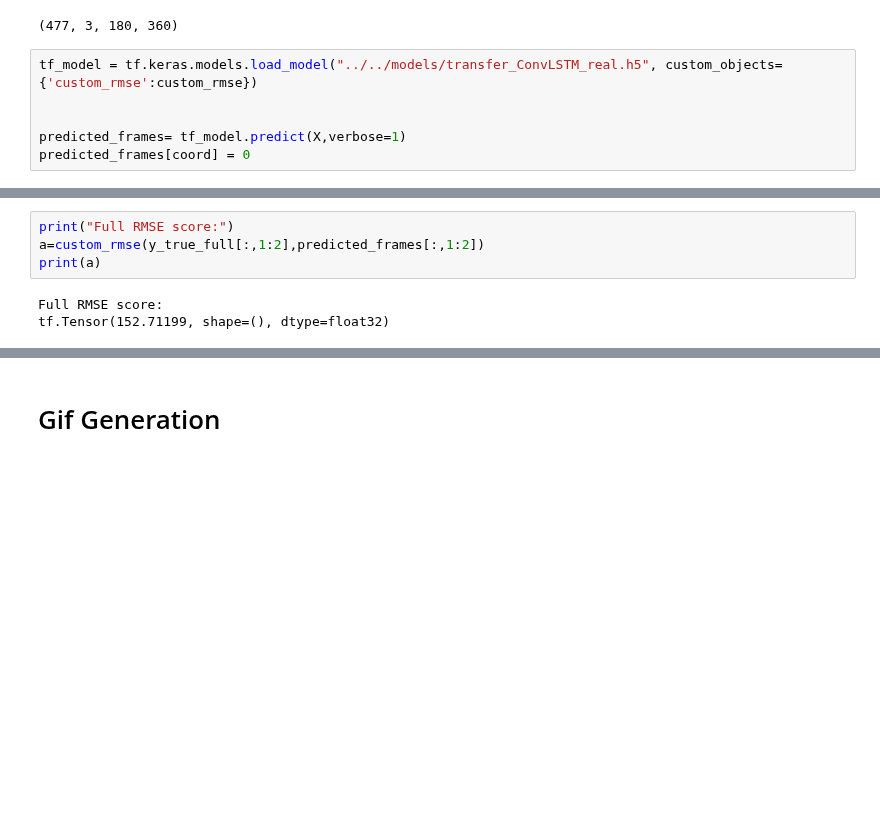
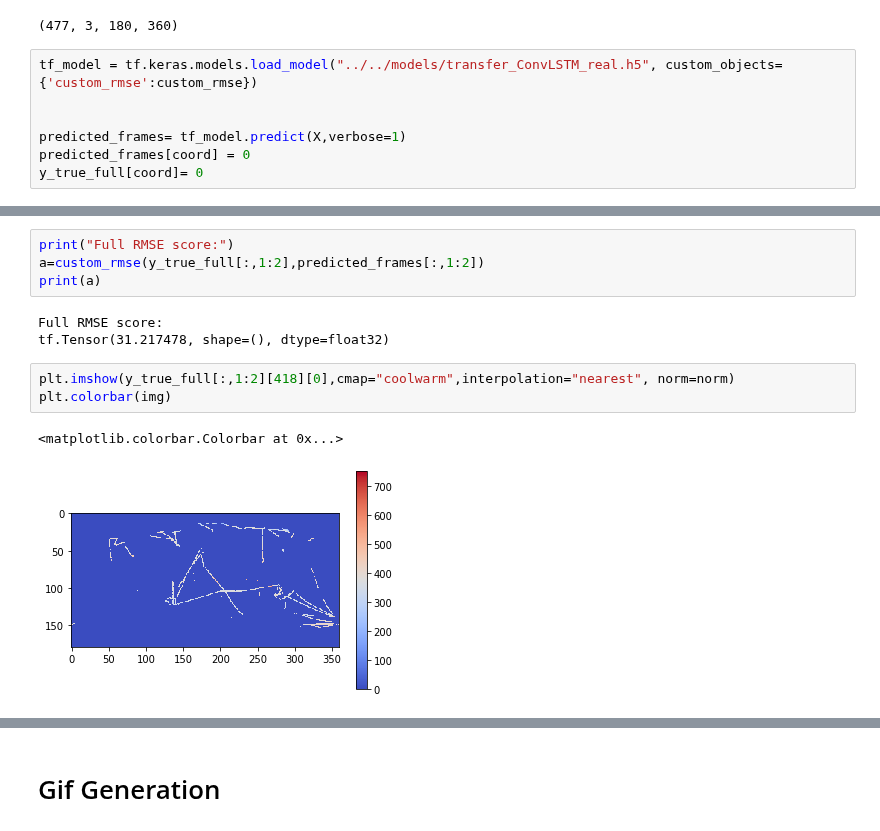
Before and after one commit to sk981102/ocean_co2, a Jupyter notebook: notebooks/deep_learning/009_ConvLSTM_realworld.ipynb, the cells around one changed output, grey strips where cells are left out. Saved outputs shown, nothing was run; the diff lists cells and outputs as text; blank space fills up the shorter version.

```diff
--- a/notebooks/deep_learning/009_ConvLSTM_realworld.ipynb
+++ b/notebooks/deep_learning/009_ConvLSTM_realworld.ipynb
@@ -362,4 +385,5 @@ tf_model = tf.keras.models.load_model("../../models/transfer_ConvLSTM_real.h5",
 
 predicted_frames= tf_model.predict(X,verbose=1)
 predicted_frames[coord] = 0
+y_true_full[coord]= 0
 # %% [output]
@@ -370,7 +394,13 @@ a=custom_rmse(y_true_full[:,1:2],predicted_frames[:,1:2])
 print(a)
 # %% [output]
 Full RMSE score:
-tf.Tensor(152.71199, shape=(), dtype=float32)
+tf.Tensor(31.217478, shape=(), dtype=float32)
+# %%
+plt.imshow(y_true_full[:,1:2][418][0],cmap="coolwarm",interpolation="nearest", norm=norm)
+plt.colorbar(img)
+# %% [output]
+<matplotlib.colorbar.Colorbar at 0x...>
+[figure, added]
 # %%
 import matplotlib.colors as mcolors
 norm = mcolors.Normalize(vmin=0, vmax = 750)
```
Also changed, not shown: parts of 24 cells of this notebook, 5 other files.
